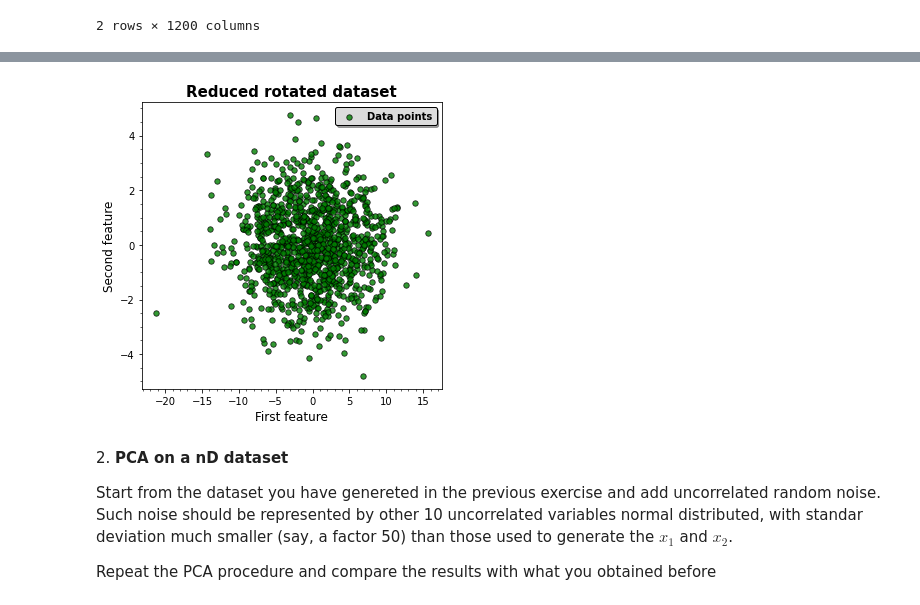
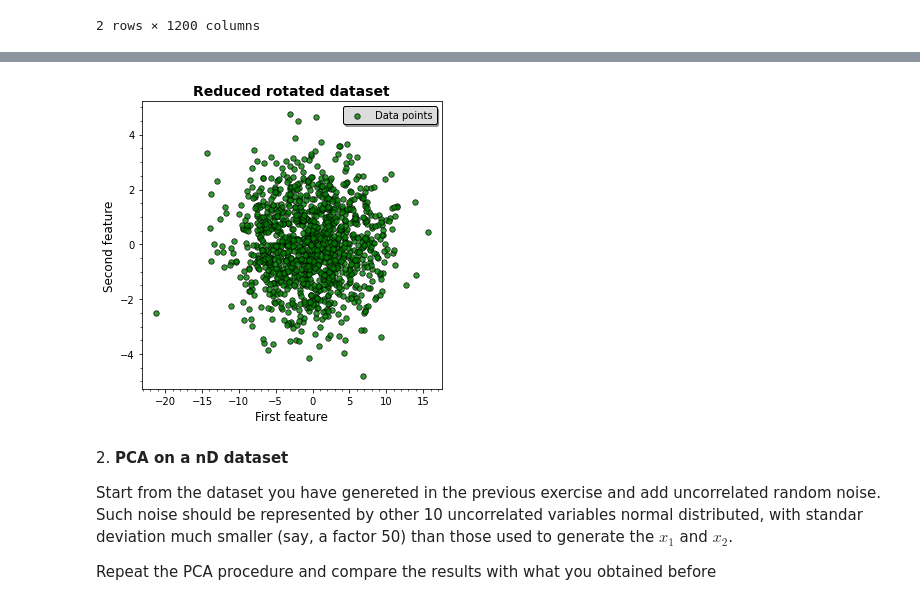
Before and after one commit to tommasoamico/LaboratoryOfComputationalPhysics_Y4, a Jupyter notebook: 07ex_LinearAlgebra.ipynb, the cells around one changed output, grey strips where cells are left out. Drawn from its saved outputs; the diff is of its cells as text; code cells hidden in the pictures.

```diff
--- a/07ex_LinearAlgebra.ipynb
+++ b/07ex_LinearAlgebra.ipynb
@@ -172,15 +175,15 @@ fig.tight_layout()
 # %%
 # We plot the remaining features (after reducing the dimensionality)
 fig, ax = plt.subplots(nrows= 1, ncols=1, figsize=(5, 5))
 ax.scatter(x=datapp.loc[0,:], y=datapp.loc[1,:], s=30, c='green', edgecolors='black', linewidths=0.8, alpha=0.8, label='Data points')
 ax.set_xlabel('First feature', fontsize=12)
 ax.set_ylabel('Second feature', fontsize=12)
 ax.minorticks_on()
-ax.set_title(f'Reduced rotated dataset', fontsize=15, weight='bold')
-ax.legend(shadow=True, framealpha=1, facecolor='gainsboro', edgecolor='black', prop={'weight':'bold'})
+ax.set_title(f'Reduced rotated dataset', fontsize=14, weight='bold')
+ax.legend(shadow=True, framealpha=1, facecolor='gainsboro', edgecolor='black')
 fig.tight_layout()
 # %% [output]
-[figure, old version]
+[figure, new version]
 # %% [markdown]
 2\. **PCA on a nD dataset**
 
```
Also changed, not shown: parts of 8 cells of this notebook.
